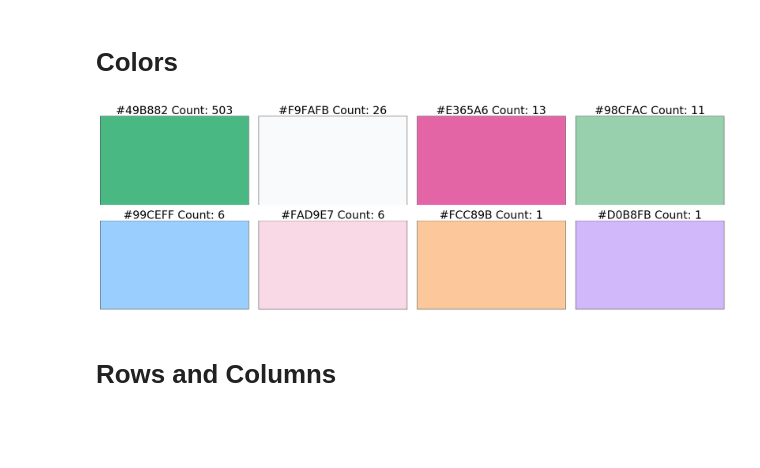
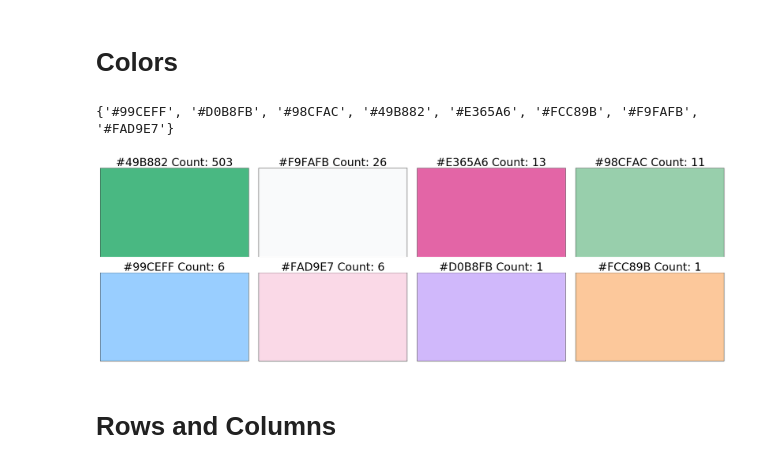
Before and after one commit to matthewsommer/experior, a Jupyter notebook: python/dotcipher/dotcipher.ipynb, the cells around one changed output. Drawn from its saved outputs; the diff is of its cells as text; code cells hidden in the pictures; blank space fills up the shorter version.

```diff
--- a/python/dotcipher/dotcipher.ipynb
+++ b/python/dotcipher/dotcipher.ipynb
@@ -62,0 +103,30 @@ class Circle(object):
+# %%
+class CirclesController(object):
+    def __init__(self,xml):
+        circles = []
+        for circle in xml:
+            circles.append(Circle(circle.attributes['cx'].value,circle.attributes['cy'].value,circle.attributes['fill'].value))
+        self.circles = circles
+
+    @classmethod
+    def import_xml(self, xml):
+        circles = []
+        for circle in xml:
+            circles.append(Circle(circle.attributes['cx'].value,circle.attributes['cy'].value,circle.attributes['fill'].value))
+        self.circles = circles
+        return self
+
+    def export_xml(self):
+        for circle in self.circles:
+            return circle.convert_to_xml()
+
+    def count(self):
+        return len(self.circles)
+
+    def colors(self):
+        self.colors = set(circle.color for circle in self.circles)
+        return self.colors
+
+    def colorsCounter(self):
+        self.colorCounts = Counter(circle.color for circle in self.circles).most_common()
+        return self.colorCounts
@@ -111,0 +148,5 @@ Image(url= "center.svg")
+# %%
+svg = SVG('data.svg')
+printmd('**SVG Width:** {}\n'.format(svg.width))
+printmd('**SVG Height:** {}\n'.format(svg.height))
+printmd('**SVG Circle Count:** {}\n'.format(svg.circlesCount()))
@@ -118,30 +166,32 @@ for circle in doc_root.getElementsByTagName('g')[1].childNodes:
 # %%
-numCircles = len(circles)
+circlesController = CirclesController(svg.circles())
+numCircles = circlesController.count()
 printmd('# Number of Circles: {}\n'.format(numCircles))
 # %% [output]
 # Number of Circles: 567
 # %% [markdown]
 # Colors
 # %%
-colors = list(set(circle.color for circle in circles))
-colorCounts = Counter(circle.color for circle in circles).most_common()
+print(circlesController.colors())
+colorCounts = circlesController.colorsCounter() # Counter(circle.color for circle in circles).most_common()
 plt.figure(figsize=(24, 8))
 
 frame1 = plt.gca()
 frame1.axes.get_xaxis().set_visible(False)
 frame1.axes.get_yaxis().set_visible(False)
 
 for index, colorCount in enumerate(colorCounts):
     ax1 = plt.subplot(2, 4, index + 1)
     ax1.set_title(colorCount[0] + " Count: " + str(colorCount[1]),fontsize= 30)
     ax1.set_xticks([])
     ax1.set_yticks([])
     ax1.set_facecolor(colorCount[0])
 
 plt.tight_layout()
 plt.show()
 # %% [output]
+{'#99CEFF', '#D0B8FB', '#98CFAC', '#49B882', '#E365A6', '#FCC89B', '#F9FAFB', '#FAD9E7'}
-[figure, old version]
+[figure, new version]
 # %% [markdown]
 # Rows and Columns
 # %%
```
Also changed, not shown: parts of 20 cells of this notebook, 2 other files.
